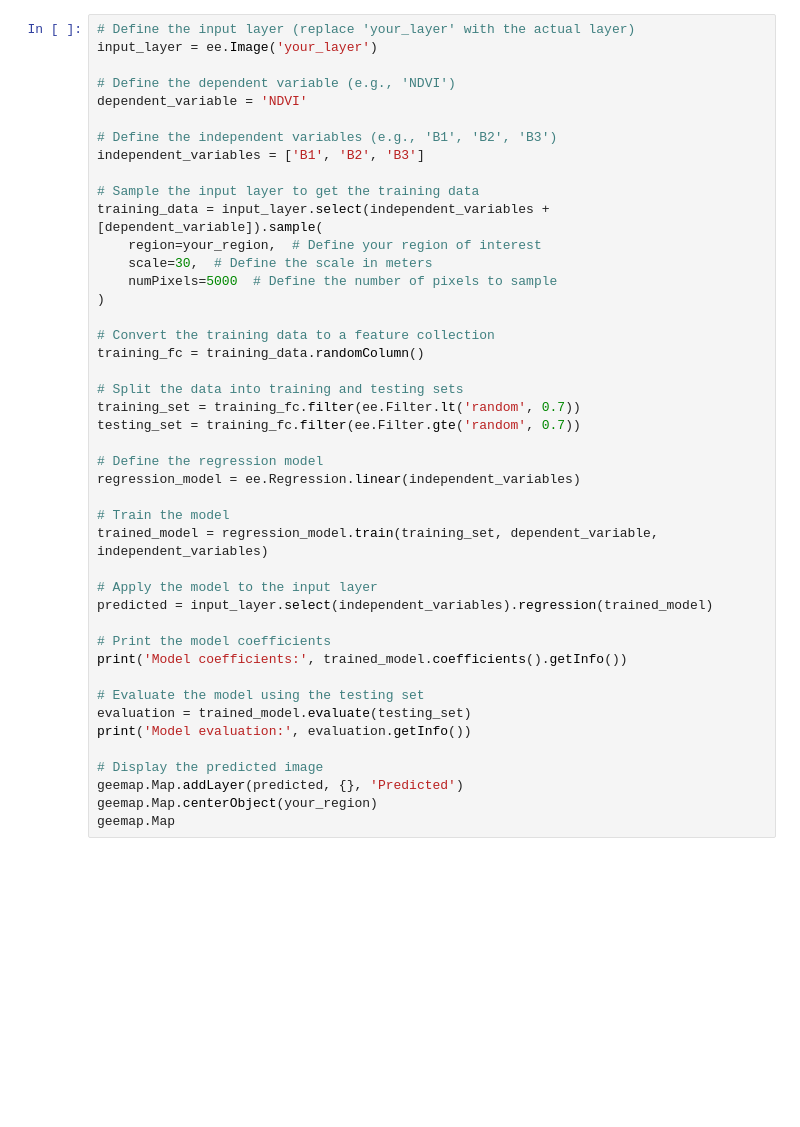
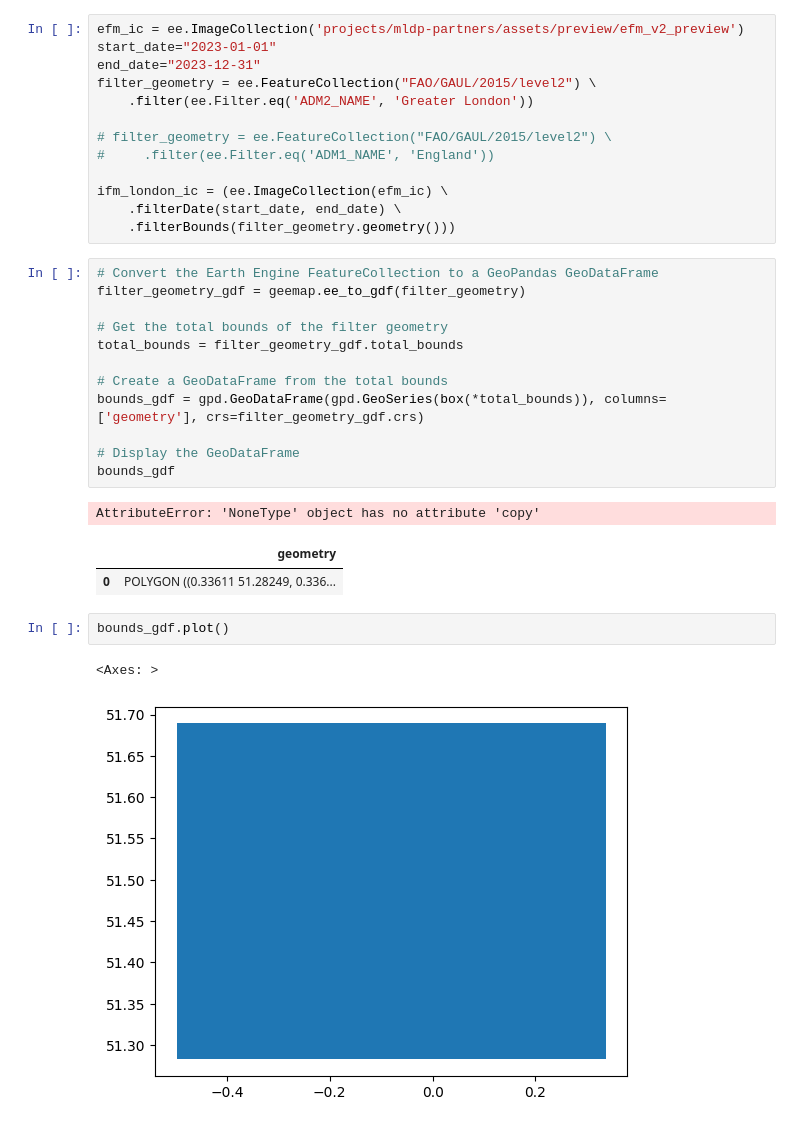
Before and after one commit to sdgresearch/3-30-300-analysis, a Jupyter notebook: notebooks/efm_testing.ipynb, the cells around one changed output. Saved outputs shown, nothing was run; the diff lists cells and outputs as text; blank space fills up the shorter version.

```diff
--- a/notebooks/efm_testing.ipynb
+++ b/notebooks/efm_testing.ipynb
@@ -28,44 +31,34 @@ print(raster_ee.getInfo())
-# %%
-# Define the input layer (replace 'your_layer' with the actual layer)
-input_layer = ee.Image('your_layer')
-
-# Define the dependent variable (e.g., 'NDVI')
-dependent_variable = 'NDVI'
-
-# Define the independent variables (e.g., 'B1', 'B2', 'B3')
-independent_variables = ['B1', 'B2', 'B3']
-
-# Sample the input layer to get the training data
-training_data = input_layer.select(independent_variables + [dependent_variable]).sample(
-    region=your_region,  # Define your region of interest
-    scale=30,  # Define the scale in meters
-    numPixels=5000  # Define the number of pixels to sample
-)
-
-# Convert the training data to a feature collection
-training_fc = training_data.randomColumn()
-
-# Split the data into training and testing sets
-training_set = training_fc.filter(ee.Filter.lt('random', 0.7))
-testing_set = training_fc.filter(ee.Filter.gte('random', 0.7))
-
-# Define the regression model
-regression_model = ee.Regression.linear(independent_variables)
-
-# Train the model
-trained_model = regression_model.train(training_set, dependent_variable, independent_variables)
-
-# Apply the model to the input layer
-predicted = input_layer.select(independent_variables).regression(trained_model)
-
-# Print the model coefficients
-print('Model coefficients:', trained_model.coefficients().getInfo())
-
-# Evaluate the model using the testing set
-evaluation = trained_model.evaluate(testing_set)
-print('Model evaluation:', evaluation.getInfo())
-
-# Display the predicted image
-geemap.Map.addLayer(predicted, {}, 'Predicted')
-geemap.Map.centerObject(your_region)
-geemap.Map
+# %%
+efm_ic = ee.ImageCollection('projects/mldp-partners/assets/preview/efm_v2_preview')
+start_date="2023-01-01"
+end_date="2023-12-31"
+filter_geometry = ee.FeatureCollection("FAO/GAUL/2015/level2") \
+    .filter(ee.Filter.eq('ADM2_NAME', 'Greater London'))
+
+# filter_geometry = ee.FeatureCollection("FAO/GAUL/2015/level2") \
+#     .filter(ee.Filter.eq('ADM1_NAME', 'England'))
+
+ifm_london_ic = (ee.ImageCollection(efm_ic) \
+    .filterDate(start_date, end_date) \
+    .filterBounds(filter_geometry.geometry()))
+# %%
+# Convert the Earth Engine FeatureCollection to a GeoPandas GeoDataFrame
+filter_geometry_gdf = geemap.ee_to_gdf(filter_geometry)
+
+# Get the total bounds of the filter geometry
+total_bounds = filter_geometry_gdf.total_bounds
+
+# Create a GeoDataFrame from the total bounds
+bounds_gdf = gpd.GeoDataFrame(gpd.GeoSeries(box(*total_bounds)), columns=['geometry'], crs=filter_geometry_gdf.crs)
+
+# Display the GeoDataFrame
+bounds_gdf
+# %% [output]
+AttributeError: 'NoneType' object has no attribute 'copy'
+|  | geometry |
+| 0 | POLYGON ((0.33611 51.28249, 0.336... |
+# %%
+bounds_gdf.plot()
+# %% [output]
+<Axes: >
+[figure, added]
```
Also changed, not shown: parts of 17 cells of this notebook.
